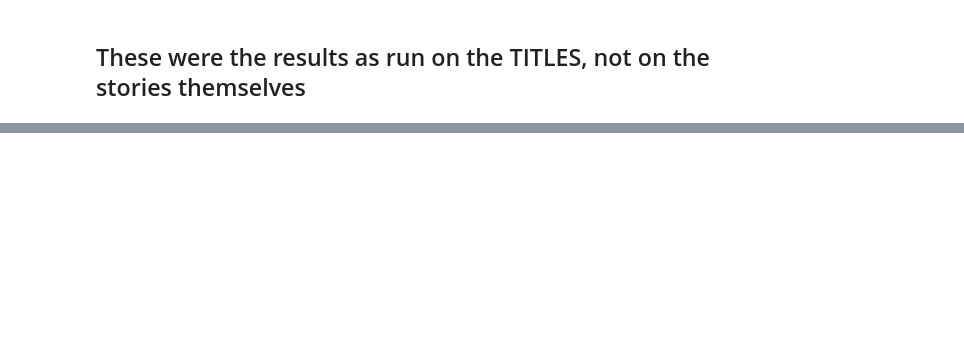
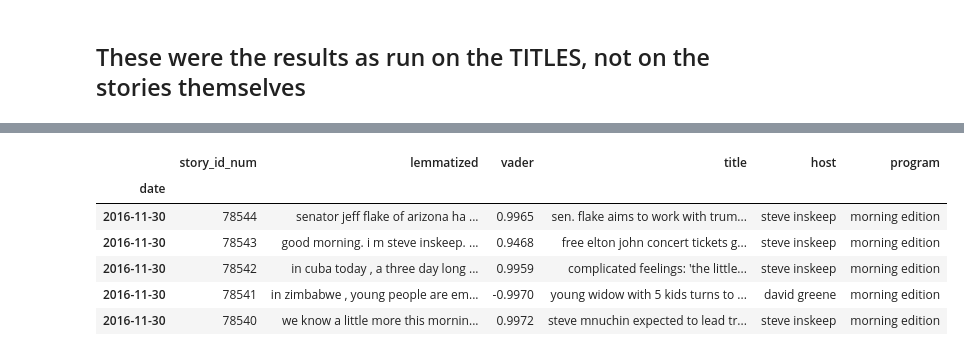
Before and after one commit to npr-nlp/npr-nlp-project, a Jupyter notebook: Brian_LDA_modeling_exploration.ipynb, the cells around one changed output, grey strips where cells are left out. Cells and saved outputs as stored; diff of their text form; code cells hidden in the pictures; blank space fills up the shorter version.

```diff
--- a/Brian_LDA_modeling_exploration.ipynb
+++ b/Brian_LDA_modeling_exploration.ipynb
@@ -782,0 +827,12 @@ Name: Coherence, dtype: float64
+# %%
+Trump_election = tsa[datetime(2016,11,7):datetime(2016,11,30)]
+# %%
+Trump_election.tail()
+# %% [output]
+|  | story_id_num | lemmatized | vader | title | host | program |
+| date |  |  |  |  |  |  |
+| 2016-11-30 | 78544 | senator jeff flake of arizona ha ... | 0.9965 | sen. flake aims to work with trum... | steve inskeep | morning edition |
+| 2016-11-30 | 78543 | good morning. i m steve inskeep. ... | 0.9468 | free elton john concert tickets g... | steve inskeep | morning edition |
+| 2016-11-30 | 78542 | in cuba today , a three day long ... | 0.9959 | complicated feelings: 'the little... | steve inskeep | morning edition |
+| 2016-11-30 | 78541 | in zimbabwe , young people are em... | -0.9970 | young widow with 5 kids turns to ... | david greene | morning edition |
+| 2016-11-30 | 78540 | we know a little more this mornin... | 0.9972 | steve mnuchin expected to lead tr... | steve inskeep | morning edition |
```
Also changed, not shown: parts of 53 cells of this notebook, 6 other files.
